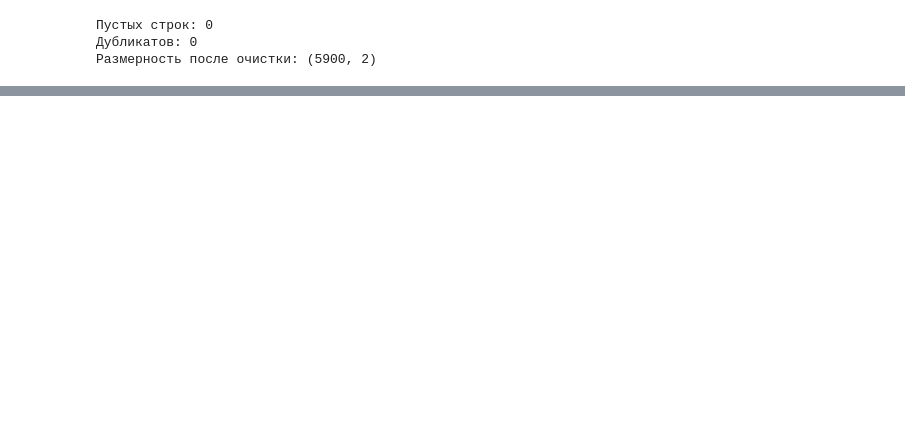
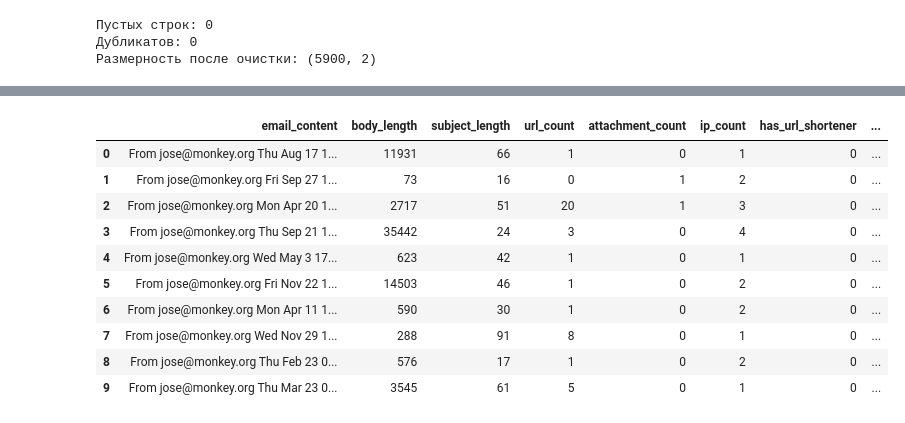
Before and after one commit to avseitsevad/eml-phishing-analyzer, a Jupyter notebook: notebooks/dataset_and_features.ipynb, the cells around one changed output, grey strips where cells are left out. Drawn from its saved outputs; the diff is of its cells as text; code cells hidden in the pictures; blank space fills up the shorter version.

```diff
--- a/notebooks/dataset_and_features.ipynb
+++ b/notebooks/dataset_and_features.ipynb
@@ -328,0 +474,20 @@ print("Размерность после очистки:", df.shape)
+# %%
+# Анализ URL и доменов для каждого письма
+print("Начало анализа URL и доменов...")
+url_analyses = []
+
+for parsed_email in tqdm(parsed_emails, desc="Анализ URL/доменов"):
+    try:
+        analysis = analyze_urls_and_domains(parsed_email)
+        url_analyses.append(analysis)
+    except Exception as e:
+        # В случае ошибки создаем пустой анализ
+        print(f"Ошибка анализа URL/доменов: {e}")
+        url_analyses.append({
+            'has_url_shortener': False,
+            'has_long_domain': False,
+            'has_suspicious_tld': False,
+            'has_ip_in_url': False
+        })
+
+print(f"\nАнализ URL/доменов завершен. Обработано: {len(url_analyses)}")
@@ -328,0 +508,56 @@ print("Размерность после очистки:", df.shape)
+# %%
+# Создание датафрейма со всеми признаками перед векторизацией
+print("Создание датафрейма с признаками...")
+
+features_data = []
+
+for idx, (parsed_email, translated_text, url_analysis) in enumerate(tqdm(
+    zip(parsed_emails, translated_texts, url_analyses),
+    total=len(parsed_emails),
+    desc="Сбор признаков для датафрейма"
+)):
+    try:
+        # Извлечение всех признаков
+        quantitative_norm, quantitative_raw = feature_extractor.extract_quantitative_features(parsed_email)
+        structural_norm, structural_raw = feature_extractor.extract_structural_features(parsed_email)
+        binary = feature_extractor.extract_binary_indicators(url_analysis)
+        linguistic_norm, linguistic_raw = feature_extractor.extract_linguistic_features(translated_text)
+
+        features_data.append({
+            'email_content': df.iloc[idx]['email_content'][:100] + '...' if len(df.iloc[idx]['email_content']) > 100 else df.iloc[idx]['email_content'],
+            'body_length': int(structural_raw[1]),
+            'subject_length': int(structural_raw[0]),
+            'url_count': int(quantitative_raw[0]),
+            'attachment_count': int(quantitative_raw[1]),
+            'ip_count': int(quantitative_raw[2]),
+            'has_url_shortener': int(binary[0]),
+            'has_long_domain': int(binary[1]),
+            'has_suspicious_tld': int(binary[2]),
+            'has_ip_in_url': int(binary[3]),
+            'urgency_markers_count': int(linguistic_raw[0]),
+            'label': df.iloc[idx]['label']
+        })
+    except Exception as e:
+        print(f"Ошибка сбора признаков для письма {idx}: {e}")
+        features_data.append({
+            'email_content': df.iloc[idx]['email_content'][:100] + '...' if len(df.iloc[idx]['email_content']) > 100 else df.iloc[idx]['email_content'],
+            'body_length': 0,
+            'subject_length': 0,
+            'url_count': 0,
+            'attachment_count': 0,
+            'ip_count': 0,
+            'has_url_shortener': 0,
+            'has_long_domain': 0,
+            'has_suspicious_tld': 0,
+            'has_ip_in_url': 0,
+            'urgency_markers_count': 0,
+            'label': df.iloc[idx]['label']
+        })
+
+# Создание датафрейма
+df_features = pd.DataFrame(features_data)
+
+print(f"\nДатафрейм с признаками создан. Размер: {df_features.shape}")
+print("\nПервые 10 строк датафрейма:")
+display(df_features.head(10))
+# %% [output]
@@ -328,0 +568,11 @@ print("Размерность после очистки:", df.shape)
+|  | email_content | body_length | subject_length | url_count | attachment_count | ip_count | has_url_shortener | ... |
+| 0 | From jose@monkey.org Thu Aug 17 1... | 11931 | 66 | 1 | 0 | 1 | 0 | ... |
+| 1 | From jose@monkey.org Fri Sep 27 1... | 73 | 16 | 0 | 1 | 2 | 0 | ... |
+| 2 | From jose@monkey.org Mon Apr 20 1... | 2717 | 51 | 20 | 1 | 3 | 0 | ... |
+| 3 | From jose@monkey.org Thu Sep 21 1... | 35442 | 24 | 3 | 0 | 4 | 0 | ... |
+| 4 | From jose@monkey.org Wed May 3 17... | 623 | 42 | 1 | 0 | 1 | 0 | ... |
+| 5 | From jose@monkey.org Fri Nov 22 1... | 14503 | 46 | 1 | 0 | 2 | 0 | ... |
+| 6 | From jose@monkey.org Mon Apr 11 1... | 590 | 30 | 1 | 0 | 2 | 0 | ... |
+| 7 | From jose@monkey.org Wed Nov 29 1... | 288 | 91 | 8 | 0 | 1 | 0 | ... |
+| 8 | From jose@monkey.org Thu Feb 23 0... | 576 | 17 | 1 | 0 | 2 | 0 | ... |
+| 9 | From jose@monkey.org Thu Mar 23 0... | 3545 | 61 | 5 | 0 | 1 | 0 | ... |
```
Also changed, not shown: parts of 37 cells of this notebook, 9 other files.
